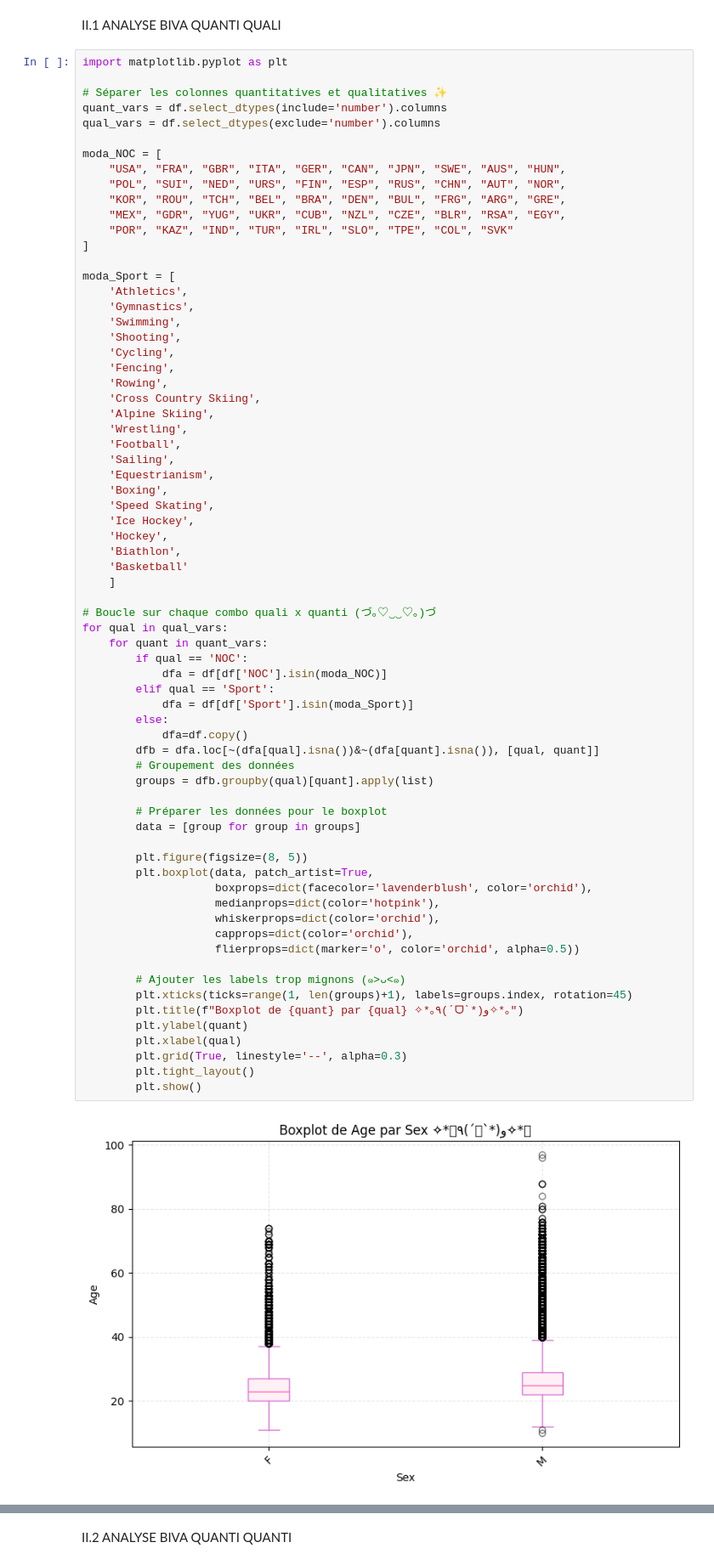
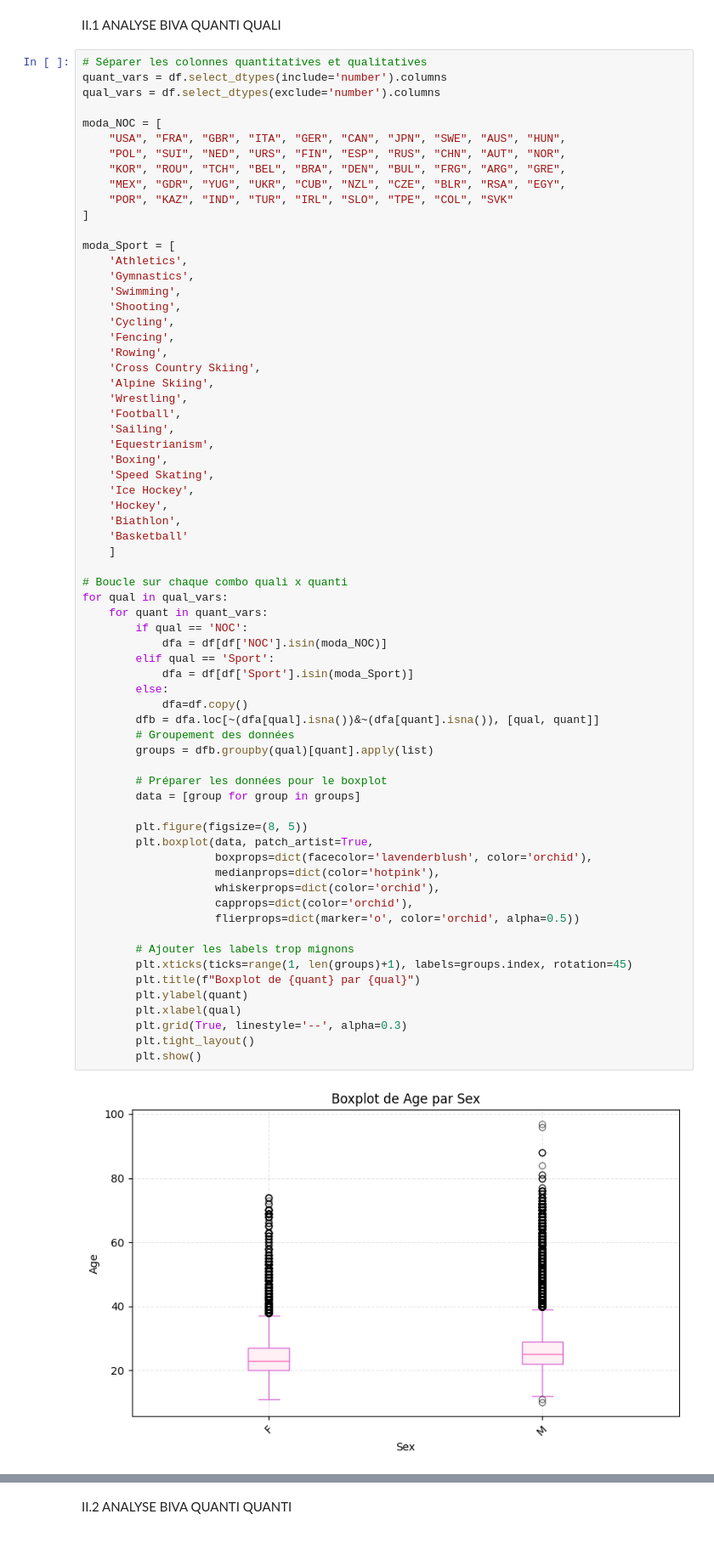
Before and after one commit to jojodu0747/ProjetTDD, a Jupyter notebook: src/reglo_variable.ipynb, the cells around one changed output, grey strips where cells are left out. Shown at 85% size. Drawn from its saved outputs; the diff is of its cells as text.

```diff
--- a/src/reglo_variable.ipynb
+++ b/src/reglo_variable.ipynb
@@ -122,9 +124,7 @@ Name: count, Length: 66, dtype: int64
 # %% [markdown]
 II.1 ANALYSE BIVA QUANTI QUALI
 # %%
-import matplotlib.pyplot as plt
-
-# Séparer les colonnes quantitatives et qualitatives ✨
+# Séparer les colonnes quantitatives et qualitatives
 quant_vars = df.select_dtypes(include='number').columns
 qual_vars = df.select_dtypes(exclude='number').columns
 
@@ -158,37 +158,37 @@ moda_Sport = [
     'Basketball'
     ]
 
-# Boucle sur chaque combo quali x quanti (づ｡♡‿‿♡｡)づ
+# Boucle sur chaque combo quali x quanti
 for qual in qual_vars:
     for quant in quant_vars:
         if qual == 'NOC':
             dfa = df[df['NOC'].isin(moda_NOC)]
         elif qual == 'Sport':
             dfa = df[df['Sport'].isin(moda_Sport)]
         else:
             dfa=df.copy()
         dfb = dfa.loc[~(dfa[qual].isna())&~(dfa[quant].isna()), [qual, quant]]
         # Groupement des données
         groups = dfb.groupby(qual)[quant].apply(list)
 
         # Préparer les données pour le boxplot
         data = [group for group in groups]
 
         plt.figure(figsize=(8, 5))
         plt.boxplot(data, patch_artist=True,
                     boxprops=dict(facecolor='lavenderblush', color='orchid'),
                     medianprops=dict(color='hotpink'),
                     whiskerprops=dict(color='orchid'),
                     capprops=dict(color='orchid'),
                     flierprops=dict(marker='o', color='orchid', alpha=0.5))
 
-        # Ajouter les labels trop mignons (๑>ᴗ<๑)
+        # Ajouter les labels trop mignons
         plt.xticks(ticks=range(1, len(groups)+1), labels=groups.index, rotation=45)
-        plt.title(f"Boxplot de {quant} par {qual} ✧*｡٩(ˊᗜˋ*)و✧*｡")
+        plt.title(f"Boxplot de {quant} par {qual}")
         plt.ylabel(quant)
         plt.xlabel(qual)
         plt.grid(True, linestyle='--', alpha=0.3)
         plt.tight_layout()
         plt.show()
 # %% [output]
-[figure, old version]
+[figure, new version]
```
Also changed, not shown: parts of 10 cells of this notebook, 2 other files.
